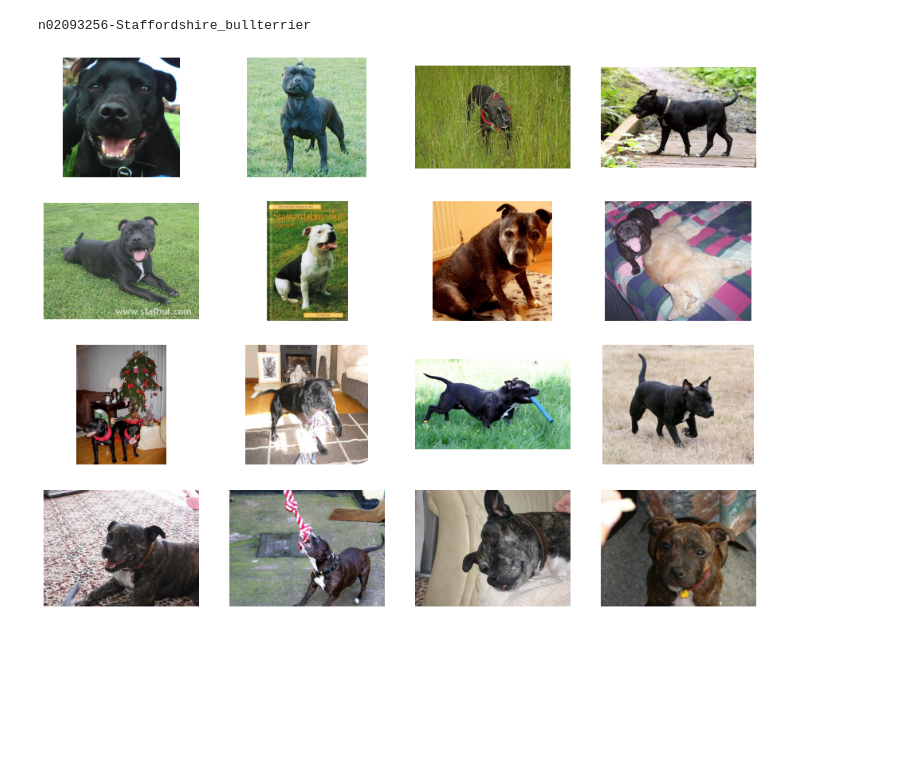
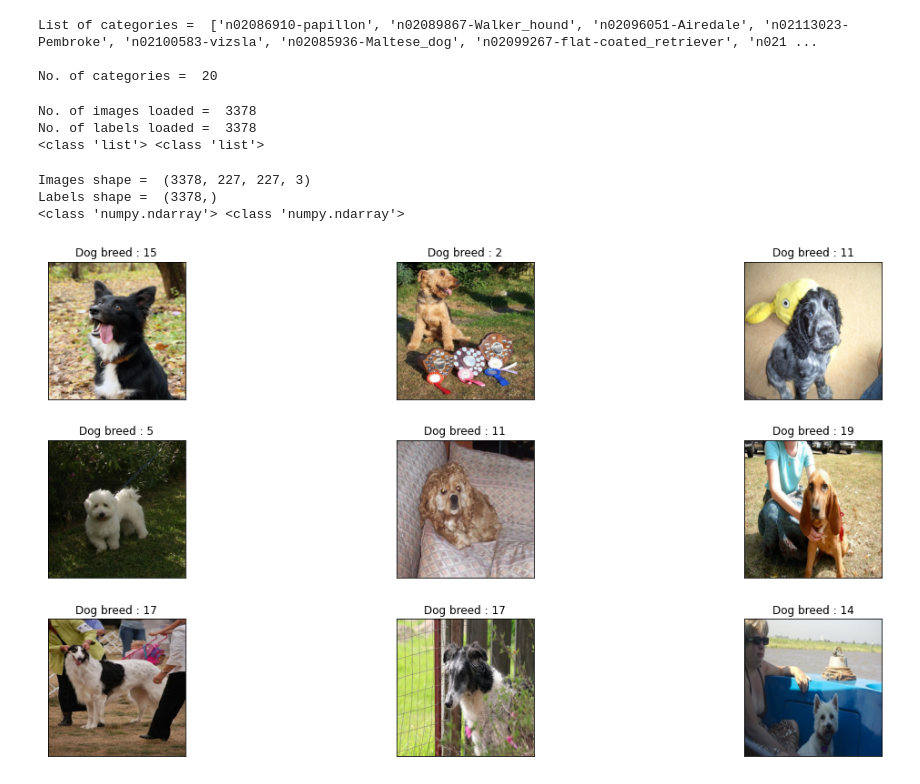
Before and after one commit to sun-fox/Deep-Learning-CNN, a Jupyter notebook: Dog_classification.ipynb, the cells around one changed output. Cells and saved outputs as stored; diff of their text form; code cells hidden in the pictures; blank space fills up the shorter version.

Commit message:
AlexNet CNN implementation with Keras.

```diff
--- a/Dog_classification.ipynb
+++ b/Dog_classification.ipynb
@@ -76,6 +70,0 @@ def show_dir_images(breed, n_to_show):
-# %%
-print(breed_list[0])
-show_dir_images(breed_list[0], 16)
-# %% [output]
-n02093256-Staffordshire_bullterrier
-[figure, removed]
@@ -81,0 +83,68 @@ n02093256-Staffordshire_bullterrier
+# %%
+fpath = "./images/Images/"
+random_seed = 42
+
+categories = os.listdir(fpath)
+categories = categories[:20]
+print("List of categories = ",categories,"\n\nNo. of categories = ", len(categories))
+# %% [output]
+List of categories =  ['n02086910-papillon', 'n02089867-Walker_hound', 'n02096051-Airedale', 'n02113023-Pembroke', 'n02100583-vizsla', 'n02085936-Maltese_dog', 'n02099267-flat-coated_retriever', 'n021 ...
+
+No. of categories =  20
+# %%
+def load_images_and_labels(categories):
+    img_lst=[]
+    labels=[]
+    for index, category in enumerate(categories):
+        for image_name in os.listdir(fpath+"/"+category):
+            img = cv2.imread(fpath+"/"+category+"/"+image_name)
+            img = cv2.cvtColor(img, cv2.COLOR_BGR2RGB)
+
+            img_array = Image.fromarray(img, 'RGB')
+
+            #resize image to 227 x 227 because the input image resolution for AlexNet is 227 x 227
+            resized_img = img_array.resize((227, 227))
+
+            img_lst.append(np.array(resized_img))
+
+            labels.append(index)
+    return img_lst, labels
+
+images, labels = load_images_and_labels(categories)
+print("No. of images loaded = ",len(images),"\nNo. of labels loaded = ",len(labels))
+print(type(images),type(labels))
+# %% [output]
+No. of images loaded =  3378
+No. of labels loaded =  3378
+<class 'list'> <class 'list'>
+# %%
+images = np.array(images)
+labels = np.array(labels)
+
+print("Images shape = ",images.shape,"\nLabels shape = ",labels.shape)
+print(type(images),type(labels))
+# %% [output]
+Images shape =  (3378, 227, 227, 3)
+Labels shape =  (3378,)
+<class 'numpy.ndarray'> <class 'numpy.ndarray'>
+# %%
+def display_rand_images(images, labels):
+    plt.figure(1 , figsize = (19 , 10))
+    n = 0
+    for i in range(9):
+        n += 1
+        r = np.random.randint(0 , images.shape[0] , 1)
+
+        plt.subplot(3 , 3 , n)
+        plt.subplots_adjust(hspace = 0.3 , wspace = 0.3)
+        plt.imshow(images[r[0]])
+
+        plt.title('Dog breed : {}'.format(labels[r[0]]))
+        plt.xticks([])
+        plt.yticks([])
+
+    plt.show()
+
+display_rand_images(images, labels)
+# %% [output]
+[figure, added]
```
Also changed, not shown: parts of 21 cells of this notebook.
